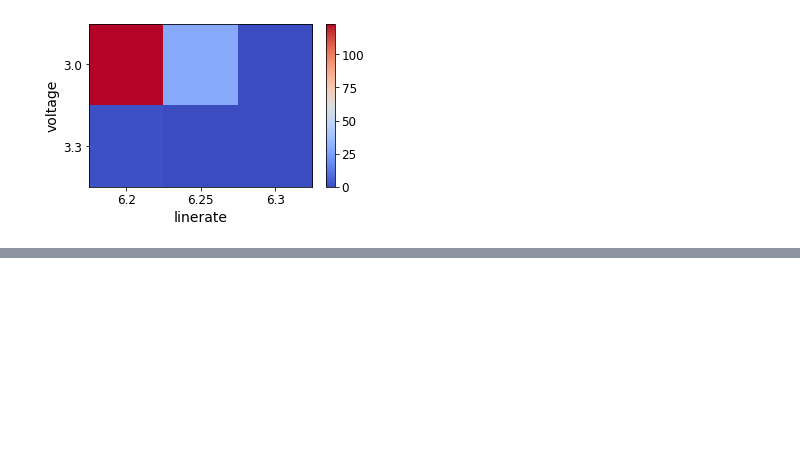
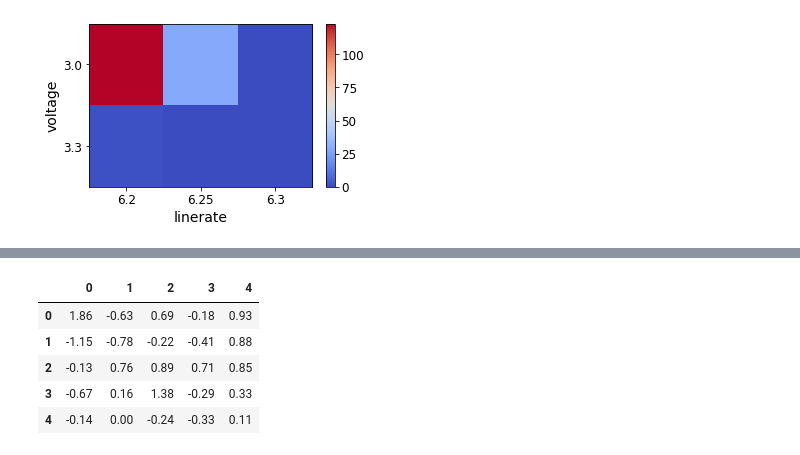
Before and after one commit to munich-ml/MLPy2020, a Jupyter notebook: 17_Pandas.ipynb, the cells around one changed output, grey strips where cells are left out. Drawn from its saved outputs; the diff is of its cells as text; code cells hidden in the pictures; blank space fills up the shorter version.

```diff
--- a/17_Pandas.ipynb
+++ b/17_Pandas.ipynb
@@ -285,0 +355,9 @@ plot_pivot_heatmap(tests, index="voltage", columns="linerate", values="errors")
+# %%
+df
+# %% [output]
+|  | 0 | 1 | 2 | 3 | 4 |
+| 0 | 1.86 | -0.63 | 0.69 | -0.18 | 0.93 |
+| 1 | -1.15 | -0.78 | -0.22 | -0.41 | 0.88 |
+| 2 | -0.13 | 0.76 | 0.89 | 0.71 | 0.85 |
+| 3 | -0.67 | 0.16 | 1.38 | -0.29 | 0.33 |
+| 4 | -0.14 | 0.00 | -0.24 | -0.33 | 0.11 |
```
Also changed, not shown: parts of 19 cells of this notebook.
